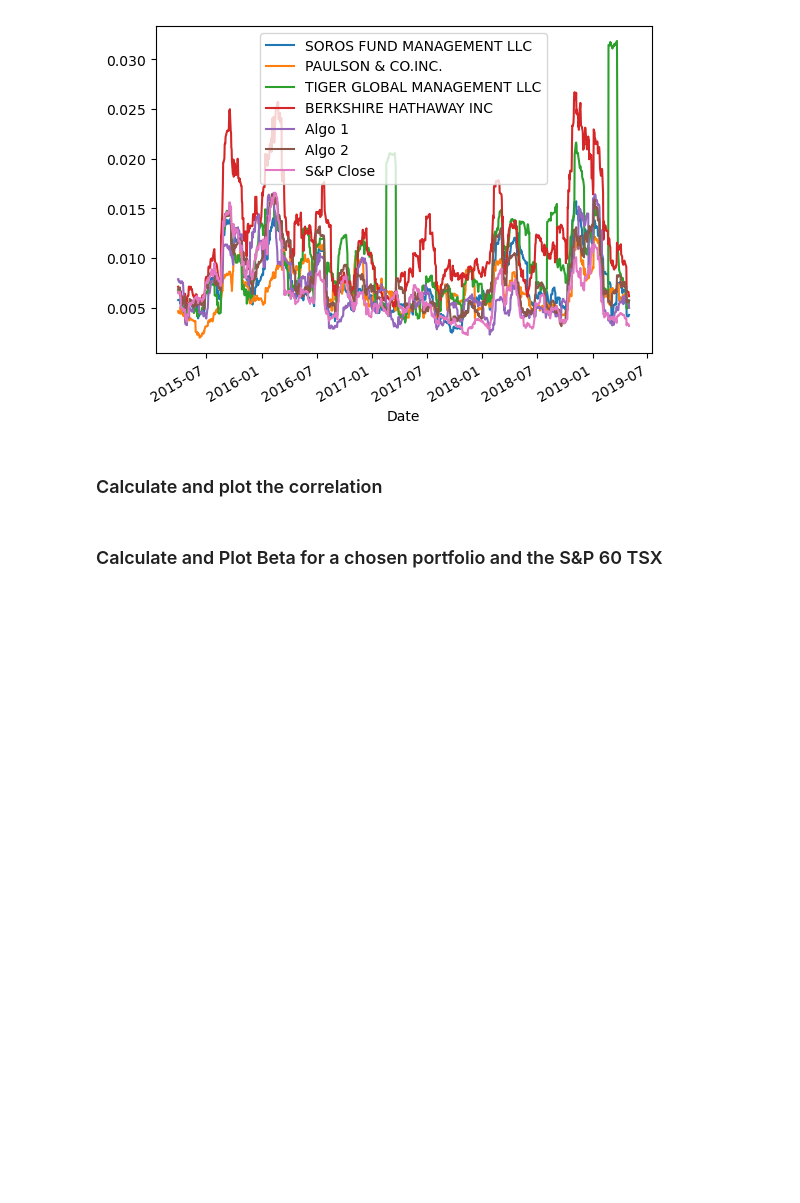
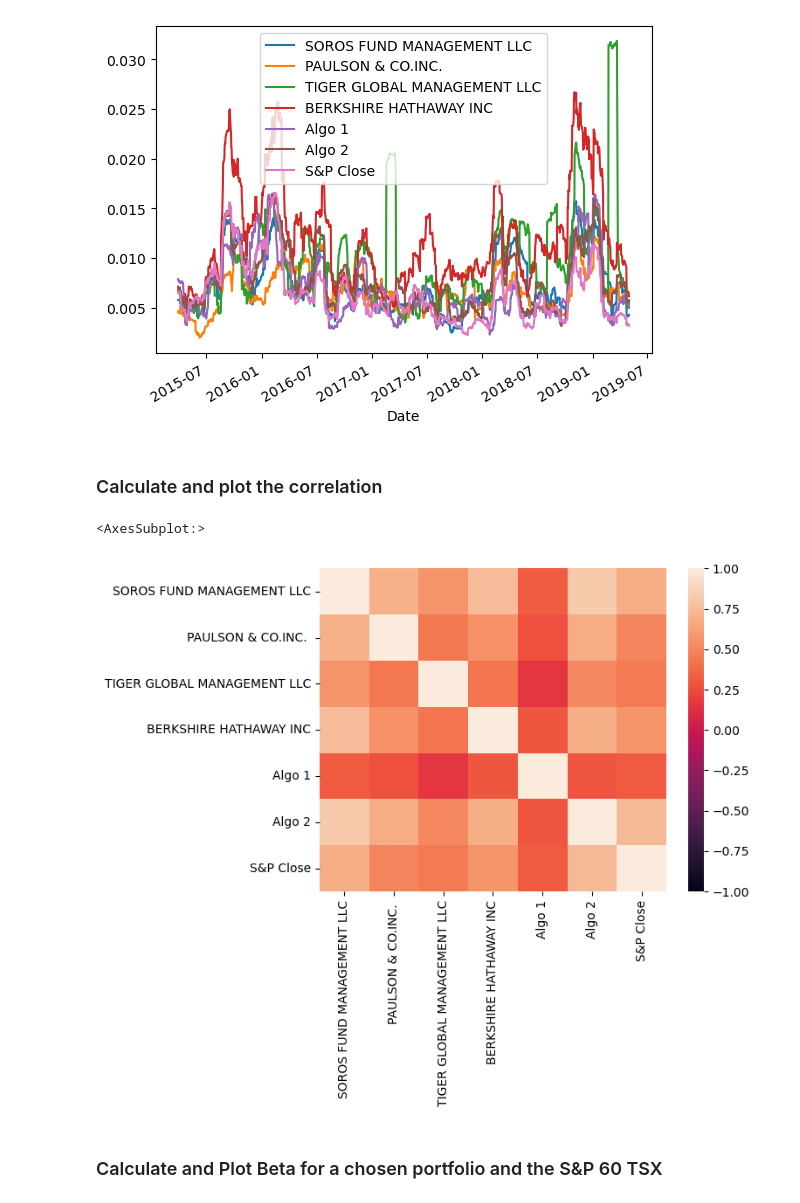
Before and after one commit to dileepadrd/module-4-challenge-algorithmic-trading-strategies, a Jupyter notebook: whale_analysis.ipynb, the cells around one changed output. Cells and saved outputs as stored; diff of their text form; code cells hidden in the pictures; blank space fills up the shorter version.

Commit message:
Correlation matrix.

```diff
--- a/whale_analysis.ipynb
+++ b/whale_analysis.ipynb
@@ -339,8 +340,14 @@ rolling_std.plot()
 ### Calculate and plot the correlation
 # %%
 # Calculate the correlation
+# corr function of the Dataframe returns the correlations
+cor = con_df.corr()
 
 # Display de correlation matrix
+sns.heatmap(cor, vmin=-1, vmax=1)
+# %% [output]
+<AxesSubplot:>
+[figure, added]
 # %% [markdown]
 ### Calculate and Plot Beta for a chosen portfolio and the S&P 60 TSX
 # %%
```
Also changed, not shown: parts of 1 cell of this notebook.
